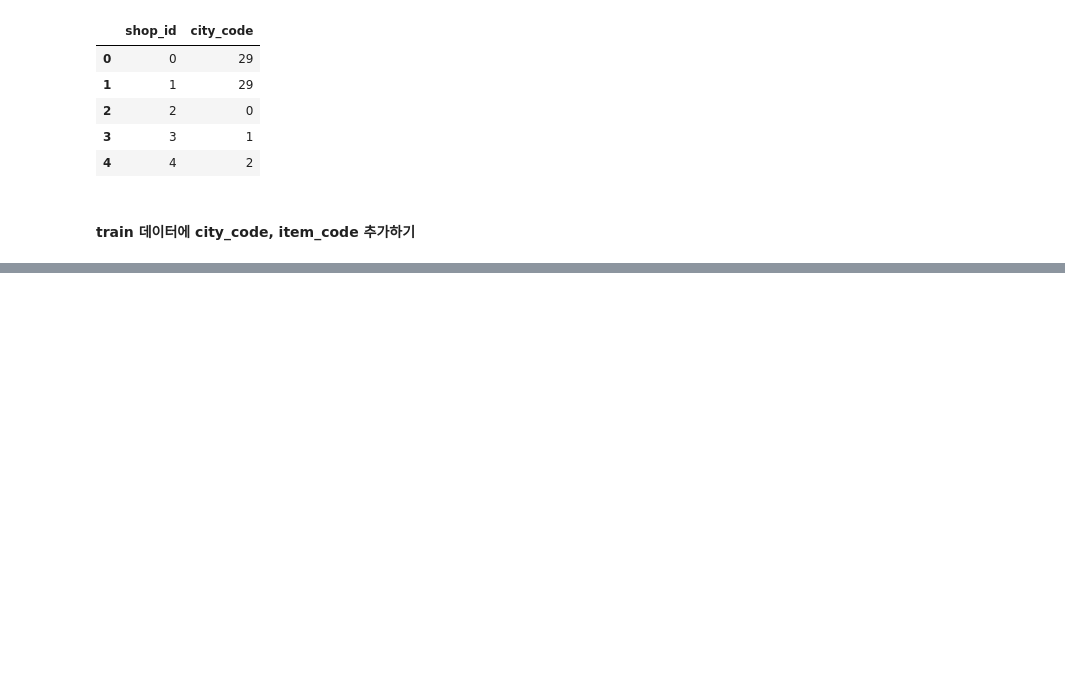
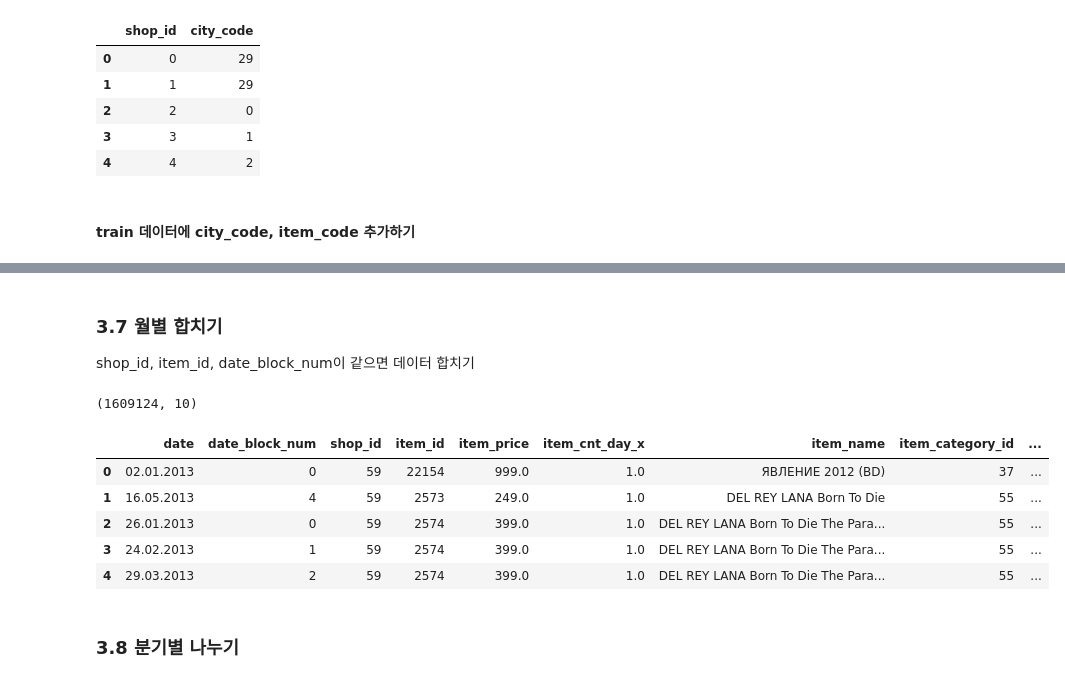
Before and after one commit to AIFFEL-kaggle/predict_future_sales, a Jupyter notebook: predict_future_sales.ipynb, the cells around one changed output, grey strips where cells are left out. Drawn from its saved outputs; the diff is of its cells as text; code cells hidden in the pictures; blank space fills up the shorter version.

Commit message:
nej/add data_binning

```diff
--- a/predict_future_sales.ipynb
+++ b/predict_future_sales.ipynb
@@ -417,0 +418,25 @@ merged_df
+# %% [markdown]
+### 3.7 월별 합치기
+shop_id, item_id, date_block_num이 같으면 데이터 합치기
+# %%
+df_month = merged_df.groupby(by=['shop_id', 'item_id', 'date_block_num']).agg({'item_cnt_day':['sum']})
+df_month.head(30)
+# %%
+train = merged_df.drop_duplicates(subset=['shop_id', 'item_id', 'date_block_num'])
+# before row count : 2935843
+# after row count : 1609124
+# %% [output]
+(1609124, 10)
+# %%
+df_month = pd.DataFrame(df_month)
+train = pd.merge(left=train, right=df_month, on=['shop_id', 'item_id', 'date_block_num'])
+train.head()
+# %% [output]
+|  | date | date_block_num | shop_id | item_id | item_price | item_cnt_day_x | item_name | item_category_id | ... |
+| 0 | 02.01.2013 | 0 | 59 | 22154 | 999.0 | 1.0 | ЯВЛЕНИЕ 2012 (BD) | 37 | ... |
+| 1 | 16.05.2013 | 4 | 59 | 2573 | 249.0 | 1.0 | DEL REY LANA Born To Die | 55 | ... |
+| 2 | 26.01.2013 | 0 | 59 | 2574 | 399.0 | 1.0 | DEL REY LANA Born To Die The Para... | 55 | ... |
+| 3 | 24.02.2013 | 1 | 59 | 2574 | 399.0 | 1.0 | DEL REY LANA Born To Die The Para... | 55 | ... |
+| 4 | 29.03.2013 | 2 | 59 | 2574 | 399.0 | 1.0 | DEL REY LANA Born To Die The Para... | 55 | ... |
+# %% [markdown]
+### 3.8 분기별 나누기
```
Also changed, not shown: parts of 3 cells of this notebook, 1 other file.
